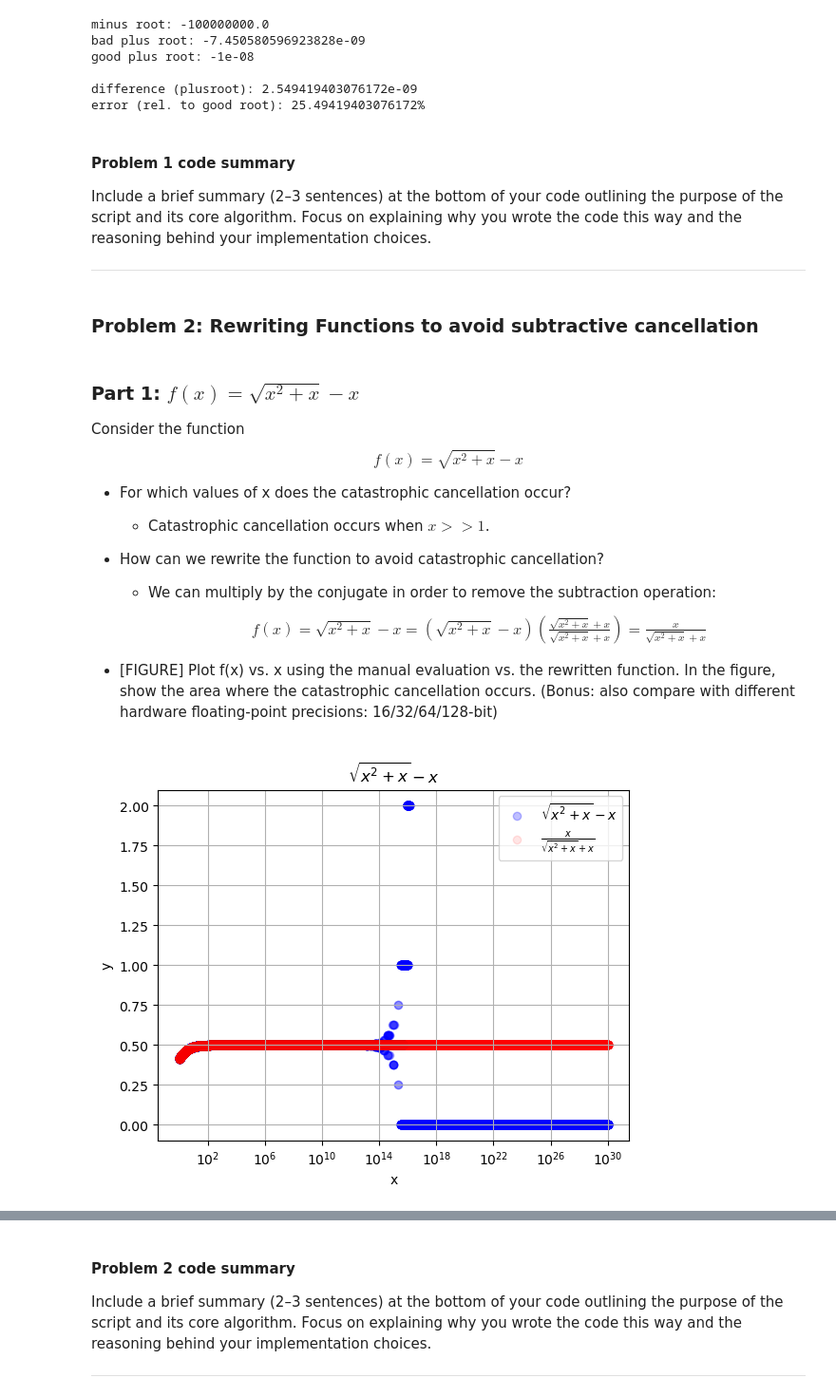
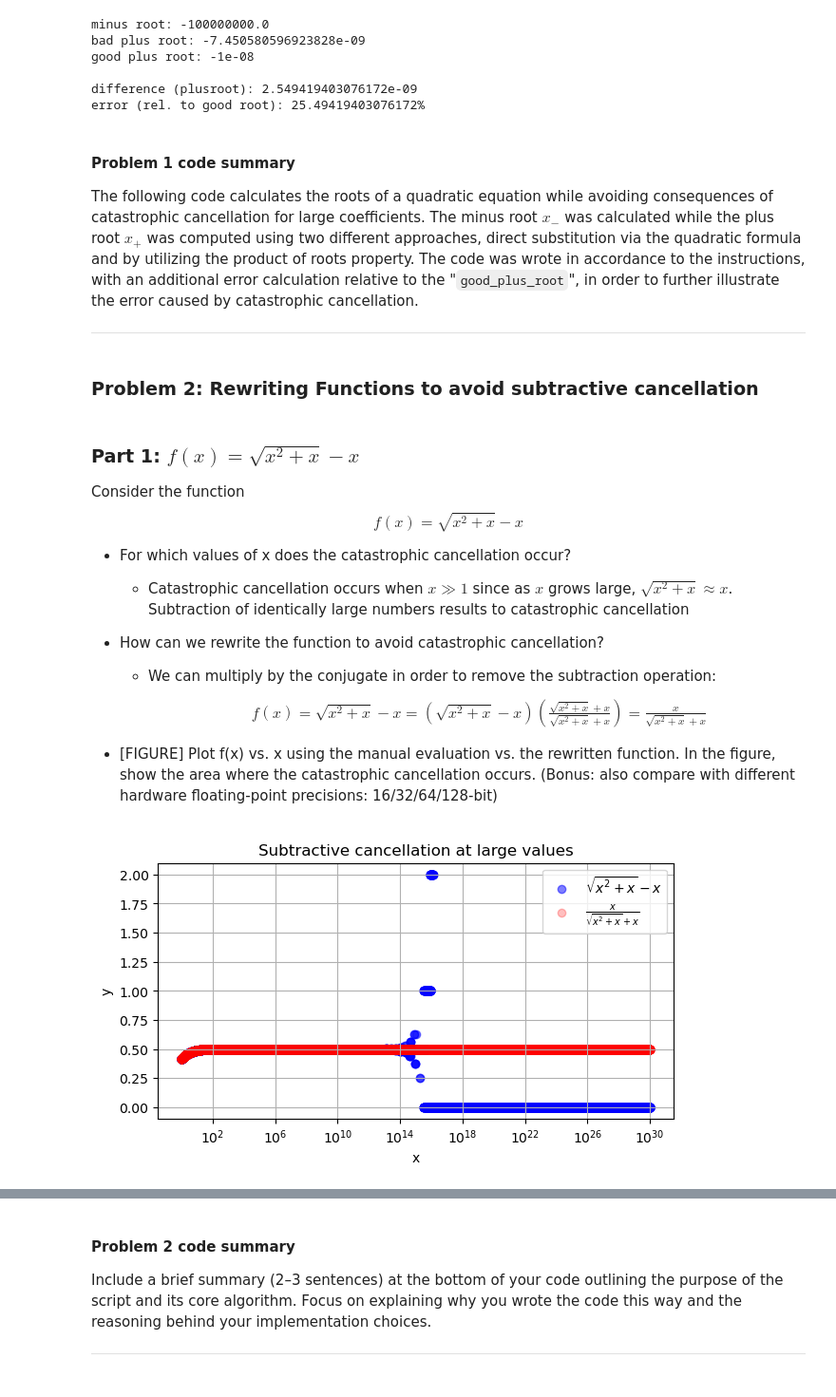
Before and after one commit to LorenzoJoquino/AP155_TX1_1sAY2627, a Jupyter notebook: Rivera/Exercise 2/2SubtractiveCancellation_Surname.ipynb, the cells around one changed output, grey strips where cells are left out. Shown at 95% size. Cells and saved outputs as stored; diff of their text form; code cells hidden in the pictures.

```diff
--- a/Rivera/Exercise 2/2SubtractiveCancellation_Surname.ipynb
+++ b/Rivera/Exercise 2/2SubtractiveCancellation_Surname.ipynb
@@ -99,7 +113,7 @@ error (rel. to good root): 25.49419403076172%
 # %% [markdown]
 #### Problem 1 code summary
 
-Include a brief summary (2–3 sentences) at the bottom of your code outlining the purpose of the script and its core algorithm. Focus on explaining why you wrote the code this way and the reasoning behind your implementation choices.
+The following code calculates the roots of a quadratic equation while avoiding consequences of catastrophic cancellation for large coefficients. The minus root $x_-$ was calculated while the plus root $x_+$ was computed using two different approaches, direct substitution via the quadratic formula and by utilizing the product of roots property. The code was wrote in accordance to the instructions, with an additional error calculation relative to the "`good_plus_root`", in order to further illustrate the error caused by catastrophic cancellation.
 
 ---
 # %% [markdown]
@@ -112,7 +126,8 @@ Consider the function
 $$ f(x) = \sqrt{x^2 + x} - x $$
 
 - For which values of x does the catastrophic cancellation occur?
-    - Catastrophic cancellation occurs when $x >> 1$.
+    - Catastrophic cancellation occurs when $x \gg 1$ since as $x$ grows large, $\sqrt{x^2 + x} \approx x$. Subtraction of identically large numbers results to catastrophic cancellation
+
 - How can we rewrite the function to avoid catastrophic cancellation?
     - We can multiply by the conjugate in order to remove the subtraction operation:
       $$\begin{align}
@@ -128,23 +143,28 @@ def f(x):
 def better_f(x):
     return x / (np.sqrt(x*x + x) + x)
 
-x = np.logspace(0, 30, 100000)
-y_1 = f(x)
-y_2 = better_f(x)
+x_s = np.logspace(0, 30, 50000)
+x_16 = np.float16(x_s)
+x_32 = np.float32(x_s)
+x_64 = x_s
+x_128 = np.float128(x_s)
+
+y_1 = f(x_s)
+y_2 = better_f(x_s)
 # %%
-fig, ax = plt.subplots()
+fig, ax = plt.subplots(figsize = (7, 3.5))
 
-plt.title(r"$\sqrt{x^2 + x} - x$")
-ax.scatter(x, y_1, color = "blue", label = r"$\sqrt{x^2 + x} - x$", alpha = 0.25)
-ax.scatter(x, y_2, color = "red", label = r"$\frac{x}{\sqrt{x^2 + x} + x}$", alpha = 0.1)
+plt.title("Subtractive cancellation at large values")
+ax.scatter(x_s, y_1, color = "blue", label = r"$\sqrt{x^2 + x} - x$", alpha = 0.5)
+ax.scatter(x_s, y_2, color = "red", label = r"$\frac{x}{\sqrt{x^2 + x} + x}$", alpha = 0.25)
 ax.set_xscale("log")
 #ax.set_yscale("log")
 ax.legend()
 ax.grid("True")
 plt.xlabel("x")
 plt.ylabel("y")
 plt.axis("tight")
 
 plt.show()
 # %% [output]
-[figure, old version]
+[figure, new version]
```
Also changed, not shown: parts of 15 cells of this notebook, 2 other files.
